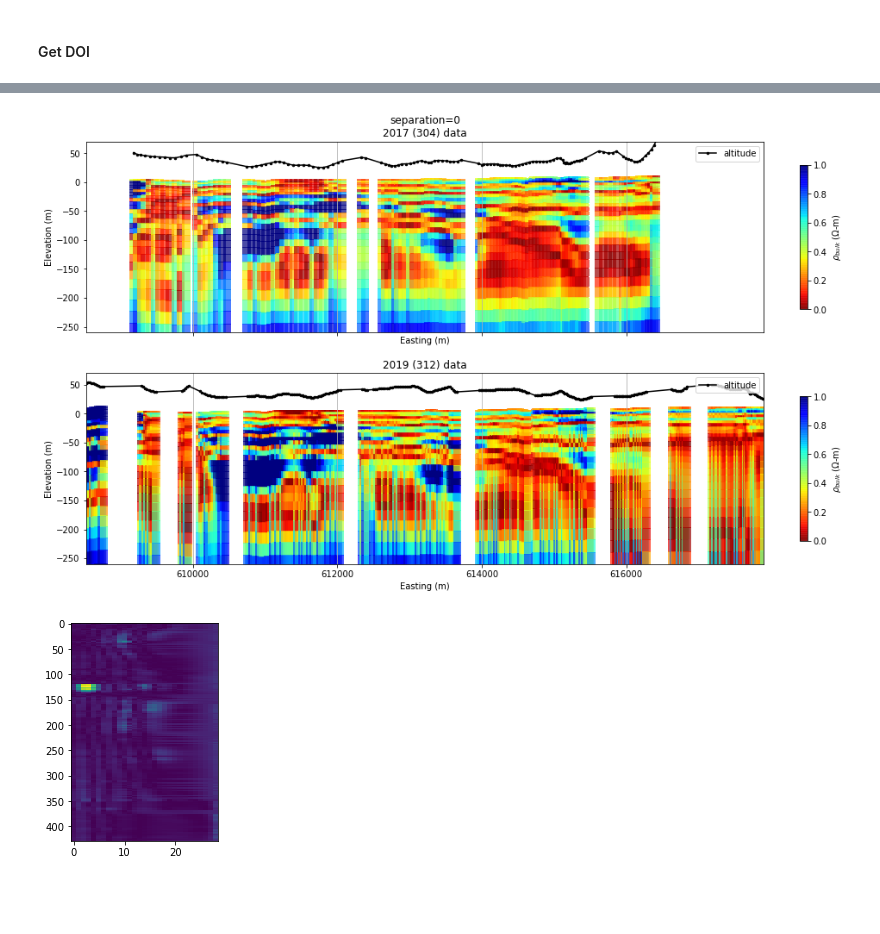
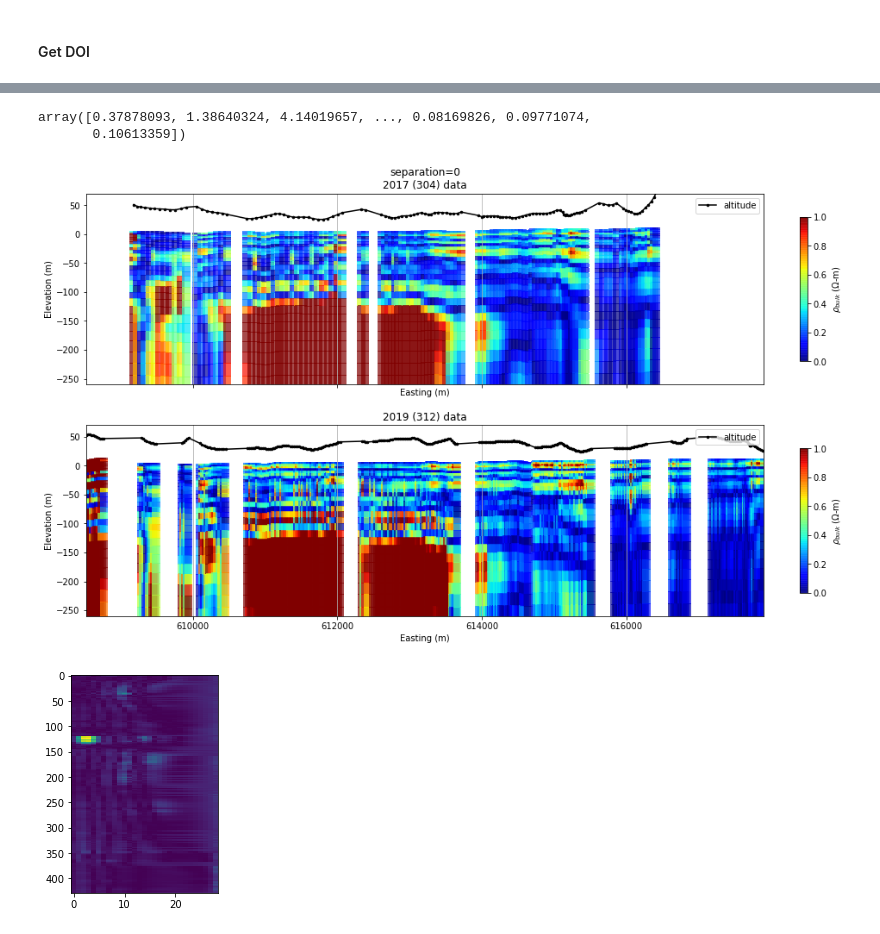
Before and after one commit to igotchalk/timelapseAEM, a Jupyter notebook: notebook/2D_2017-2019_temporal-constraint.ipynb, the cells around one changed output, grey strips where cells are left out. Drawn from its saved outputs; the diff is of its cells as text; code cells hidden in the pictures; blank space fills up the shorter version.

```diff
--- a/notebook/2D_2017-2019_temporal-constraint.ipynb
+++ b/notebook/2D_2017-2019_temporal-constraint.ipynb
@@ -472,7 +473,7 @@ uncert size 17457
 'Inverting lines (100501,)'
 # %%
 def get_output_dir(line,shift,std,alpha_s,alpha_x,alpha_y,m0_val):
-    return Path("/scratch/users/ianpg/timelapseAEM/line{line}-sep{sep}-std{std}-s{alpha_s}x{alpha_x}y{alpha_y}m{m0_val}/"
+    return Path("/scratch/users/ianpg/timelapseAEM/sliced-line{line}-sep{sep}-std{std}-s{alpha_s}x{alpha_x}y{alpha_y}m{m0_val}/"
                   .format(line=line[0],
                           sep=shift,
                           std=std,
@@ -490,12 +495,9 @@ def get_output_dir(line,shift,std,alpha_s,alpha_x,alpha_y,m0_val):
 
 
 s = (1e-2,1e-2,)
-x = (10. ,1. ,)
+x = (1. ,1. ,)
 y = (1.  ,1.  ,)
 m0_vals = (10.,20.,)
-
-
-
 
 
 for alpha_s,alpha_x,alpha_y,m0_val in zip(s,x,y,m0_vals):
@@ -596,13 +594,13 @@ plt.triplot(xy[:,0],xy[:,1],triangles=tri.vertices)
 # %%
 figdir = Path('../figs/')
 # %%
-it = 0
+it = 1
 
 # s = (1e-2,1e-2,)
 # x = (10. ,1. ,)
 # y = (1.  ,1.  ,)
 # m0_vals = (10.,10.,)
-print(s,x,y,m0_vals)
+print('s',s,'\n','x',x,'\n','y',y,'\n','m0_vals',m0_vals,'\n')
 
 alpha_s,alpha_x,alpha_y,m0_val = (s[it],x[it],y[it],m0_vals[it])
 saveyn=True
@@ -828,3 +823,29 @@ doi = doi_index(mopt10, mopt20, mref10, mref20)
+# %%
+
+it = 0
+alpha_s,alpha_x,alpha_y,m0_val = (s[it],x[it],y[it],m0_vals[it])
+output_dir = get_output_dir(line,shift,std,alpha_s,alpha_x,alpha_y,m0_val)
+outDict = local_utils.load_obj(output_dir,'outDict')
+mopt10 = outDict[len(outDict)]['m']
+dpred10 = outDict[len(outDict)]['dpred']
+
+it = 1
+alpha_s,alpha_x,alpha_y,m0_val = (s[it],x[it],y[it],m0_vals[it])
+output_dir = get_output_dir(line,shift,std,alpha_s,alpha_x,alpha_y,m0_val)
+outDict = local_utils.load_obj(output_dir,'outDict')
+mopt20 = outDict[len(outDict)]['m']
+dpred20 = outDict[len(outDict)]['dpred']
+
+
+mref10 = np.ones(mesh.nC) *np.log(1./10.)
+mref20 = np.ones(mesh.nC) *np.log(1./20.)
+
+doi_index = doi_index(mopt10, mopt20, mref10, mref20)
+# %%
+doi
+# %% [output]
+array([0.37878093, 1.38640324, 4.14019657, ..., 0.08169826, 0.09771074,
+       0.10613359])
 # %%
 from matplotlib.colors import LogNorm
 from simpegEM1D import ModelIO
@@ -843,11 +864,11 @@ plt.sca(ax1)
 IO = ModelIO(
     hz=hz,
     topography=topo_plot,
-    physical_property=doi,
+    physical_property=doi_index,
 #     line=np.repeat(line, n_sounding)[::nskip].astype(float)
     line=system.astype('float')
 )
-objs = IO.plot_section(line_direction='x', scale='linear', plot_type='pcolor', cmap='jet_r',
+objs = IO.plot_section(line_direction='x', scale='linear', plot_type='pcolor', cmap='jet',
                 aspect=8, clim=(0, 1), dx=50, i_line=0,ax=ax1,zlim =(-260,70))
 
 
@@ -856,35 +877,35 @@ plt.legend(loc='upper right')
 cb = objs[-1]
 cb.set_label( '$\\rho_{bulk}$ ($\Omega$-m)')
 plt.title('separation={}\n2017 (304) data'.format(shift))
 
 plt.sca(ax2)
-objs = IO.plot_section(line_direction='x', scale='linear', plot_type='pcolor', cmap='jet_r',
+objs = IO.plot_section(line_direction='x', scale='linear', plot_type='pcolor', cmap='jet',
                 aspect=8, clim=(0, 1), dx=50, i_line=1,ax=ax2, zlim = (-260,70))
 
 plt.plot(topo_plot[:,0][msk_312],height[:][msk_312],'k.-',ms=5,label='altitude')
 plt.legend(loc='upper right')
 cb = objs[-1]
 cb.set_label( '$\\rho_{bulk}$ ($\Omega$-m)')
 plt.title('2019 (312) data')
 
 ax1.set_xlim(xy_plot[:,0].min(),xy_plot[:,0].max())
 ax2.set_xlim(xy_plot[:,0].min(),xy_plot[:,0].max())
 ax1.grid(True,axis='x')
 ax2.grid(True,axis='x')
 
 # ax1.set_ylim(-260,70)
 # ax2.set_ylim(-260,70)
 
 # ax1.set_autoscalex_on(True)
 
 # ax1.get_shared_x_axes().join(ax1, ax2)
 # ax2.autoscale() ## call autoscale if needed
 plt.subplots_adjust(left = 0.125,right = 0.9,hspace=.2)
 
 if saveyn:
     plt.savefig(output_dir.joinpath('doi.png'),dpi=300,bbox_inches='tight')
 # %% [output]
-[figure, old version]
+[figure, new version]
 # %%
 DOI = doi.reshape(mesh.nCy,mesh.nCx)
 # %%
```
Also changed, not shown: parts of 15 cells of this notebook, 6 other files.
